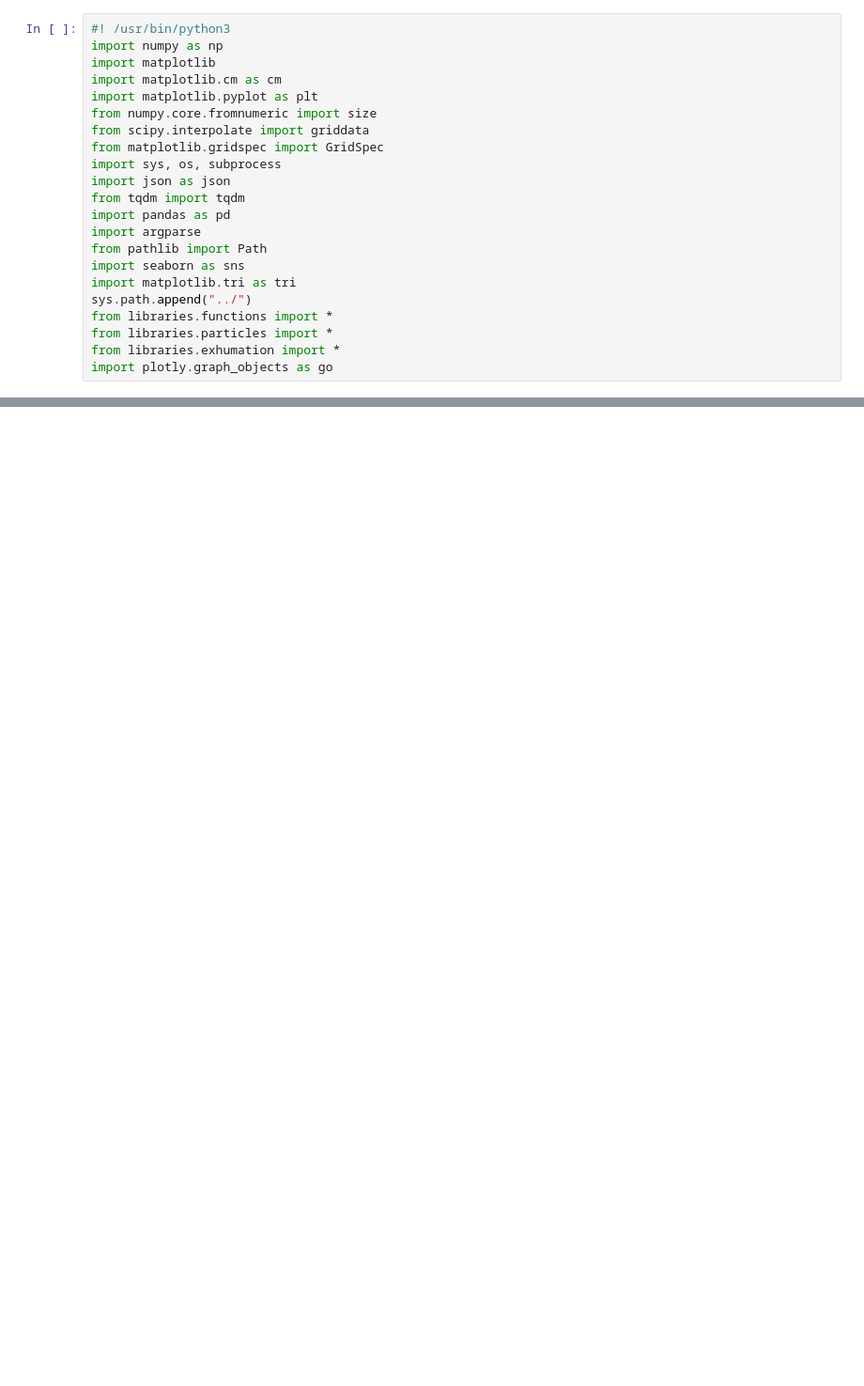
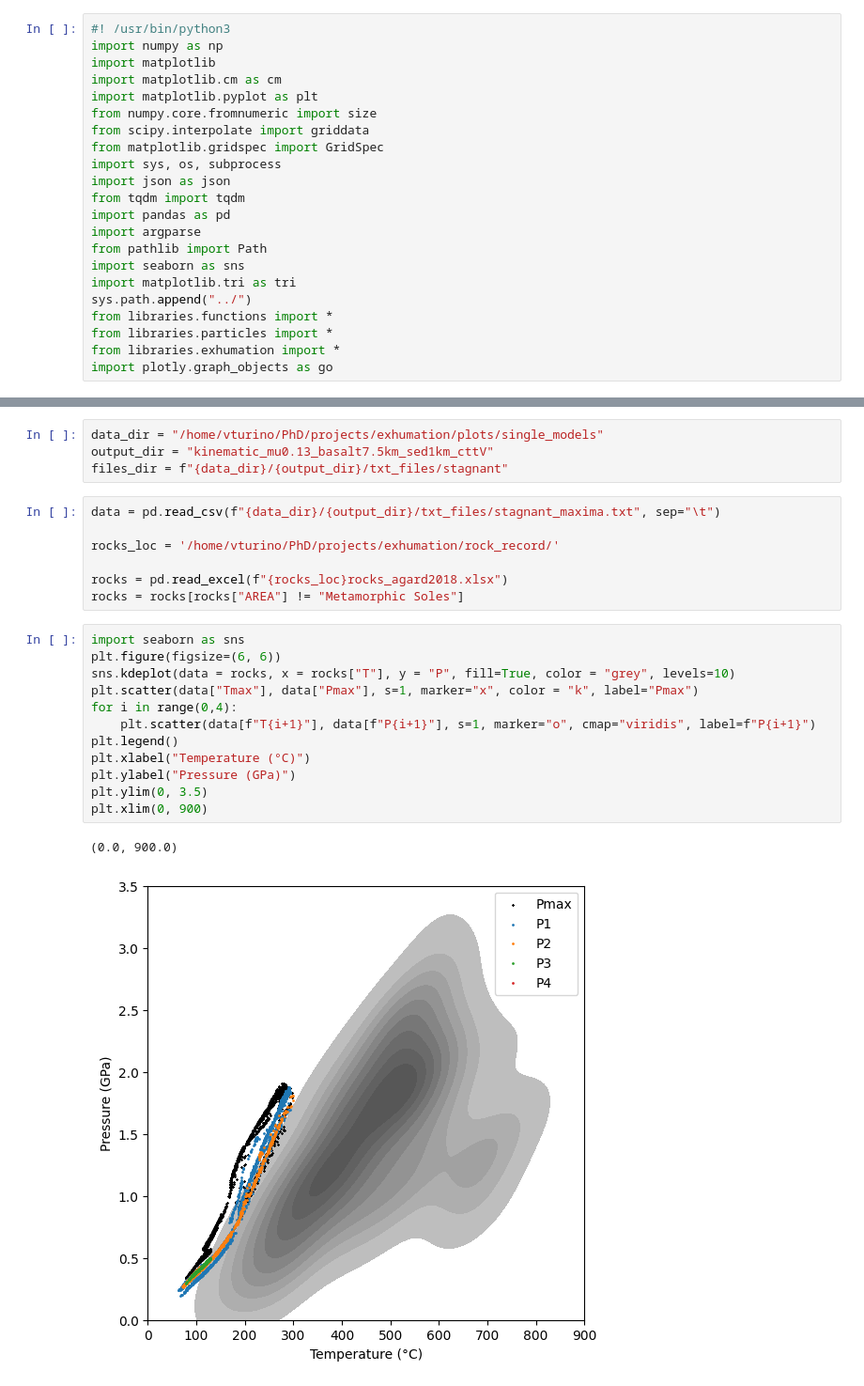
Before and after one commit to vaturino/exhumation, a Jupyter notebook: analysis/exhumation/stagnant_maxima.ipynb, the cells around one changed output, grey strips where cells are left out. Shown: that part at 94% size. Cells and saved outputs as stored; diff of their text form; blank space fills up the shorter version.

Commit message:
mods to stagnant

```diff
--- a/analysis/exhumation/stagnant_maxima.ipynb
+++ b/analysis/exhumation/stagnant_maxima.ipynb
@@ -119,0 +23,26 @@ See the caveats in the documentation: https://pandas.pydata.org/pandas-docs/stab
+# %%
+data_dir = "/home/vturino/PhD/projects/exhumation/plots/single_models"
+output_dir = "kinematic_mu0.13_basalt7.5km_sed1km_cttV"
+files_dir = f"{data_dir}/{output_dir}/txt_files/stagnant"
+# %%
+data = pd.read_csv(f"{data_dir}/{output_dir}/txt_files/stagnant_maxima.txt", sep="\t")
+
+rocks_loc = '/home/vturino/PhD/projects/exhumation/rock_record/'
+
+rocks = pd.read_excel(f"{rocks_loc}rocks_agard2018.xlsx")
+rocks = rocks[rocks["AREA"] != "Metamorphic Soles"]
+# %%
+import seaborn as sns
+plt.figure(figsize=(6, 6))
+sns.kdeplot(data = rocks, x = rocks["T"], y = "P", fill=True, color = "grey", levels=10)
+plt.scatter(data["Tmax"], data["Pmax"], s=1, marker="x", color = "k", label="Pmax")
+for i in range(0,4):
+    plt.scatter(data[f"T{i+1}"], data[f"P{i+1}"], s=1, marker="o", cmap="viridis", label=f"P{i+1}")
+plt.legend()
+plt.xlabel("Temperature (°C)")
+plt.ylabel("Pressure (GPa)")
+plt.ylim(0, 3.5)
+plt.xlim(0, 900)
+# %% [output]
+(0.0, 900.0)
+[figure, added]
```
Also changed, not shown: parts of 3 cells of this notebook, 2 other files.
